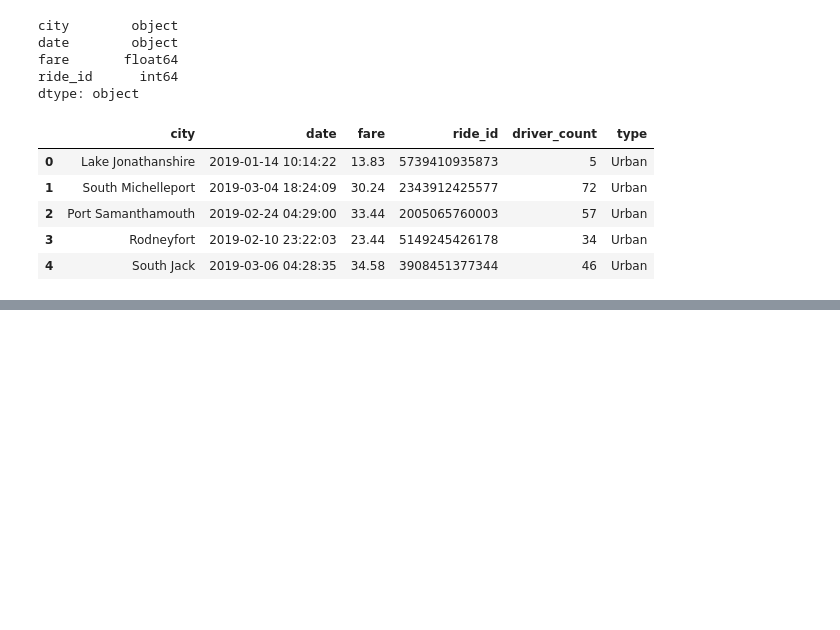
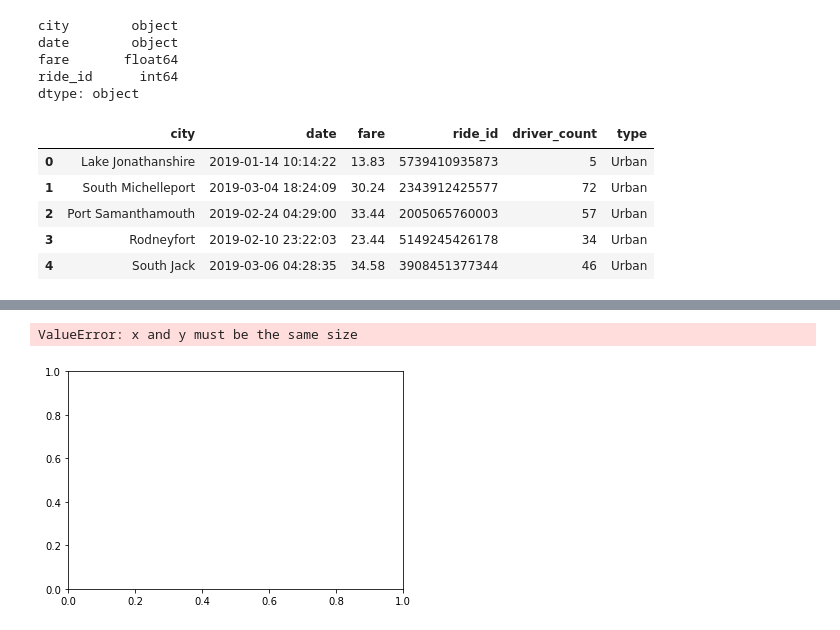
Before and after one commit to itsjonlau/PyBer_Analysis, a Jupyter notebook: PyBer.ipynb, the cells around one changed output, grey strips where cells are left out. Drawn from its saved outputs; the diff is of its cells as text; code cells hidden in the pictures; blank space fills up the shorter version.

```diff
--- a/PyBer.ipynb
+++ b/PyBer.ipynb
@@ -116,0 +146,5 @@ pyber_data_df.head()
+# %%
+#create data frame for Rural
+rural_cities_df = pyber_data_df[pyber_data_df["type"] == "Rural"]
+
+rural_cities_df.head()
@@ -116,0 +231,3 @@ pyber_data_df.head()
+# %%
+rural_ride_count = urban_cities_df.groupby(["city"]).count()["ride_id"]
+rural_ride_count.head()
@@ -116,0 +242,3 @@ pyber_data_df.head()
+# %%
+rural_avg_fare = rural_cities_df.groupby(["city"]).mean()["fare"]
+rural_avg_fare .head()
@@ -116,0 +253,5 @@ pyber_data_df.head()
+# %%
+# Get the average number of drivers for each city for the suburban and rural cities.
+rural_driver_count = rural_cities_df.groupby(["city"]).mean()["driver_count"]
+
+rural_driver_count.head()
@@ -116,0 +266,8 @@ pyber_data_df.head()
+# %%
+# Build the scatter plots for urban cities.
+plt.scatter(rural_ride_count,
+      rural_avg_fare,
+      s=rural_driver_count)
+# %% [output]
+ValueError: x and y must be the same size
+[figure, added]
```
Also changed, not shown: parts of 46 cells of this notebook, 5 other files.
